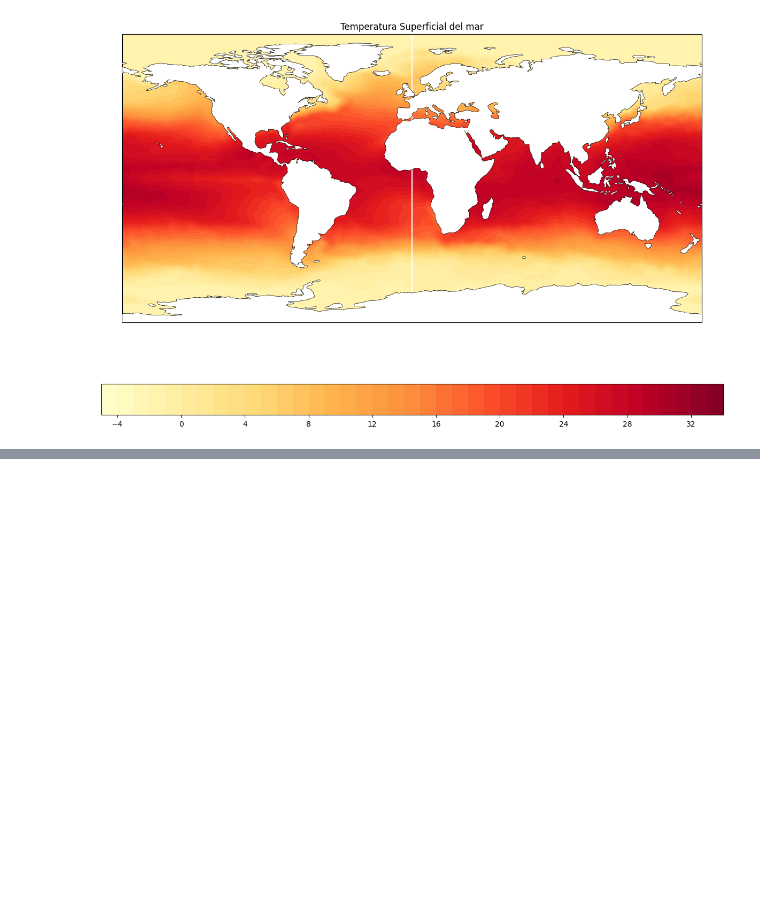
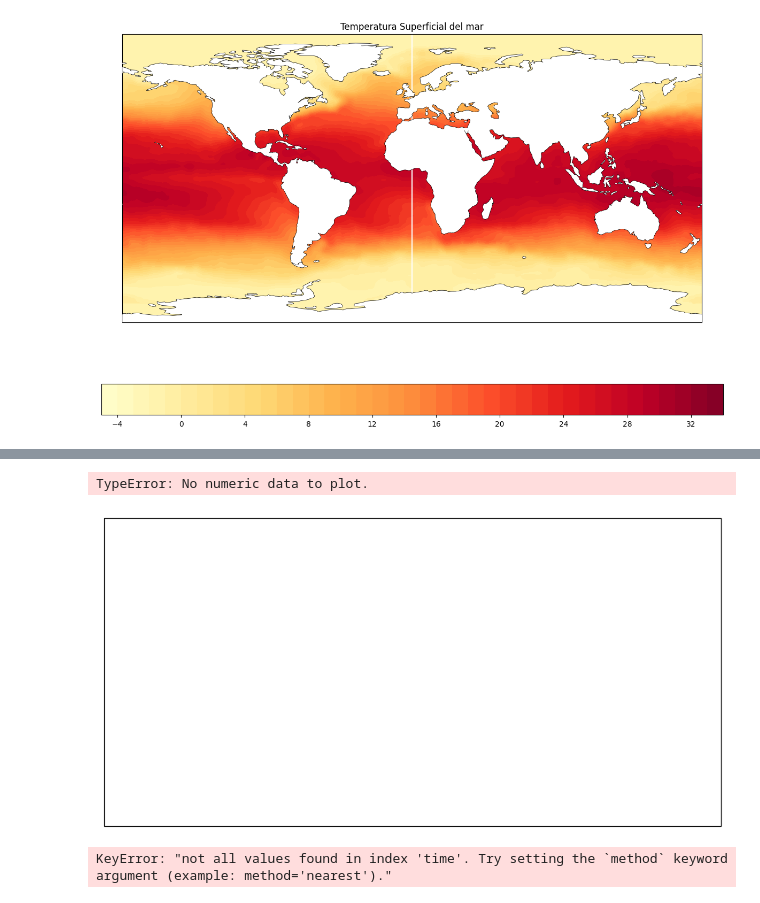
Before and after one commit to AnaRoldan99/ADA_2024, a Jupyter notebook: ADA.ipynb, the cells around one changed output, grey strips where cells are left out. Saved outputs shown, nothing was run; the diff lists cells and outputs as text; code cells hidden in the pictures; blank space fills up the shorter version.

```diff
--- a/ADA.ipynb
+++ b/ADA.ipynb
@@ -78,0 +126,78 @@ Result(content_length=233672,content_type=application/x-netcdf,location=https://
+# %%
+import matplotlib.pyplot as plt
+
+# Cargar el archivo NetCDF
+ds = xr.open_dataset('download.nc')  # Reemplaza 'download.nc' por el nombre de tu archivo
+
+# Seleccionar la variable de temperatura superficial del mar
+sst = ds['sea_surface_temperature']
+
+# Seleccionar los datos de la ubicación cercana a San Andrés (12.58°N, -81.70°W)
+san_andres_data = sst.sel(latitude=12.58, longitude=-81.70, method='nearest')
+
+# Graficar la serie temporal de la temperatura superficial del mar en San Andrés
+plt.figure(figsize=(10, 6))
+san_andres_data.plot()
+plt.title('Sea Surface Temperature in San Andrés (1983-2023)')
+plt.ylabel('Temperature (K)')
+plt.xlabel('Time')
+plt.grid(True)
+plt.show()
+# %%
+
+
+# Seleccionar el punto de San Andrés, Colombia
+san_andres_data= ds.sel(latitude=12.58, longitude=-81.70, method='nearest')
+
+# Seleccionar una variable específica (por ejemplo, temperatura de la superficie del mar)
+sst = san_andres_data['sst']
+
+# Seleccionar un tiempo específico (puedes cambiar la fecha)
+sst_time = sst.sel(time='1983-01-16T16:00:00', method='nearest')
+plt.figure(figsize=(10, 6))
+ax = plt.axes(projection=ccrs.PlateCarree())
+
+# Graficar la temperatura en San Andrés
+sst_time.plot(ax=ax, transform=ccrs.PlateCarree(), cmap='coolwarm')
+
+# Añadir la costa y características del mapa
+ax.coastlines()
+ax.add_feature(ccrs.cartopy.feature.BORDERS, linestyle=':')
+ax.set_extent([-82, -81, 12, 13])  # Ajustar el zoom en San Andrés
+
+# Añadir título
+plt.title('Sea Surface Temperature in San Andrés - January 1983')
+
+# Mostrar el mapa
+plt.show()
+# %% [output]
+TypeError: No numeric data to plot.
+[figure, added]
+# %%
+ds = xr.open_dataset('download.nc')
+
+# Seleccionar la variable específica (por ejemplo, temperatura de la superficie del mar)
+sst = ds['sst']
+
+# Seleccionar un tiempo específico (puedes cambiar la fecha)
+sst_time = sst.sel(time='1983-01-16T16:00:00')
+
+# Crear el gráfico con proyección global
+plt.figure(figsize=(12, 6))
+ax = plt.axes(projection=ccrs.Robinson())  # Puedes usar otras proyecciones como PlateCarree()
+
+# Graficar los datos globales
+sst_time.plot(ax=ax, transform=ccrs.PlateCarree(), cmap='coolwarm', cbar_kwargs={'label': 'Sea Surface Temperature (K)'})
+
+# Añadir características del mapa como costas y fronteras
+ax.coastlines()
+ax.add_feature(cfeature.BORDERS, linestyle=':')
+ax.gridlines(draw_labels=True)
+
+# Añadir título
+plt.title('Global Sea Surface Temperature - January 1983')
+
+# Mostrar el mapa
+plt.show()
+# %% [output]
+KeyError: "not all values found in index 'time'. Try setting the `method` keyword argument (example: method='nearest')."
```
Also changed, not shown: parts of 4 cells of this notebook, 3 other files.
